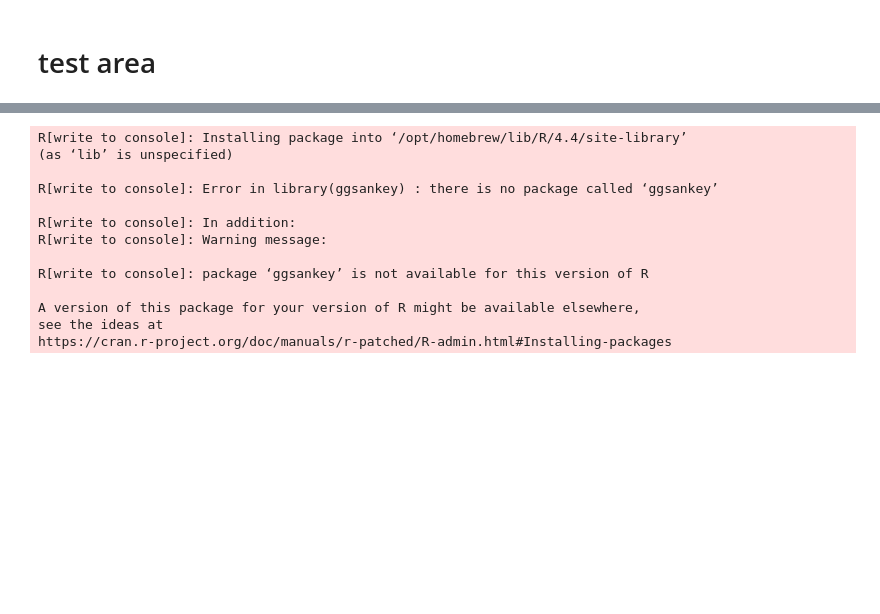
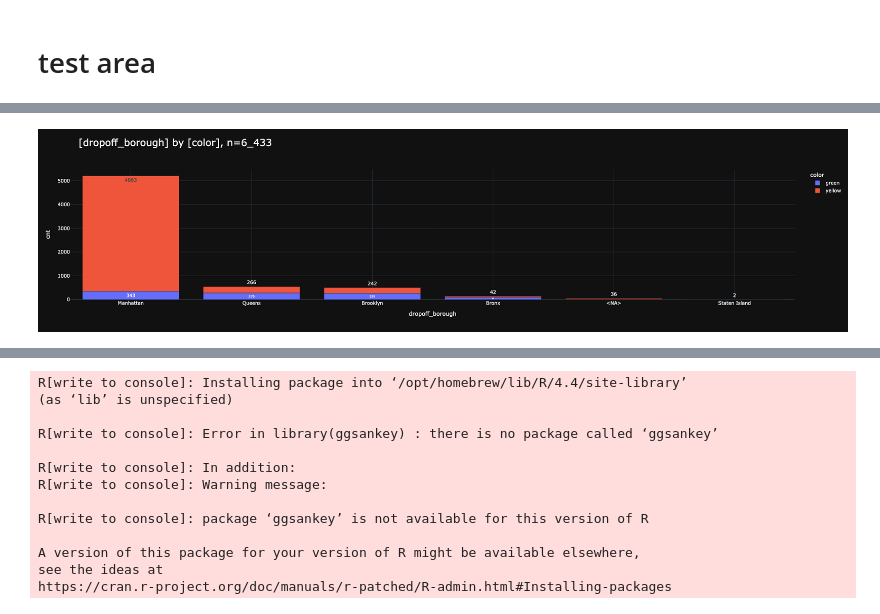
Before and after one commit to smeisegeier/pandas-plots, a Jupyter notebook: src/test.ipynb, the cells around one changed output, grey strips where cells are left out. Saved outputs shown, nothing was run; the diff lists cells and outputs as text; code cells hidden in the pictures; blank space fills up the shorter version.

```diff
--- a/src/test.ipynb
+++ b/src/test.ipynb
@@ -23 +23,18 @@ print(hlp.get_os(hlp.OperatingSystem.MAC))
 True
+# %%
+_df = df[
+    [
+        "color",
+        "dropoff_borough",
+    ]]
+
+_=pls.plot_stacked_bars(
+    _df,
+    # top_n_color=4,
+    # relative=True,
+    # normalize=True,
+    sort_values=True,
+    swap=True,
+    )
+# %% [output]
+[figure, added]
```
Also changed, not shown: parts of 7 cells of this notebook, 2 other files.
